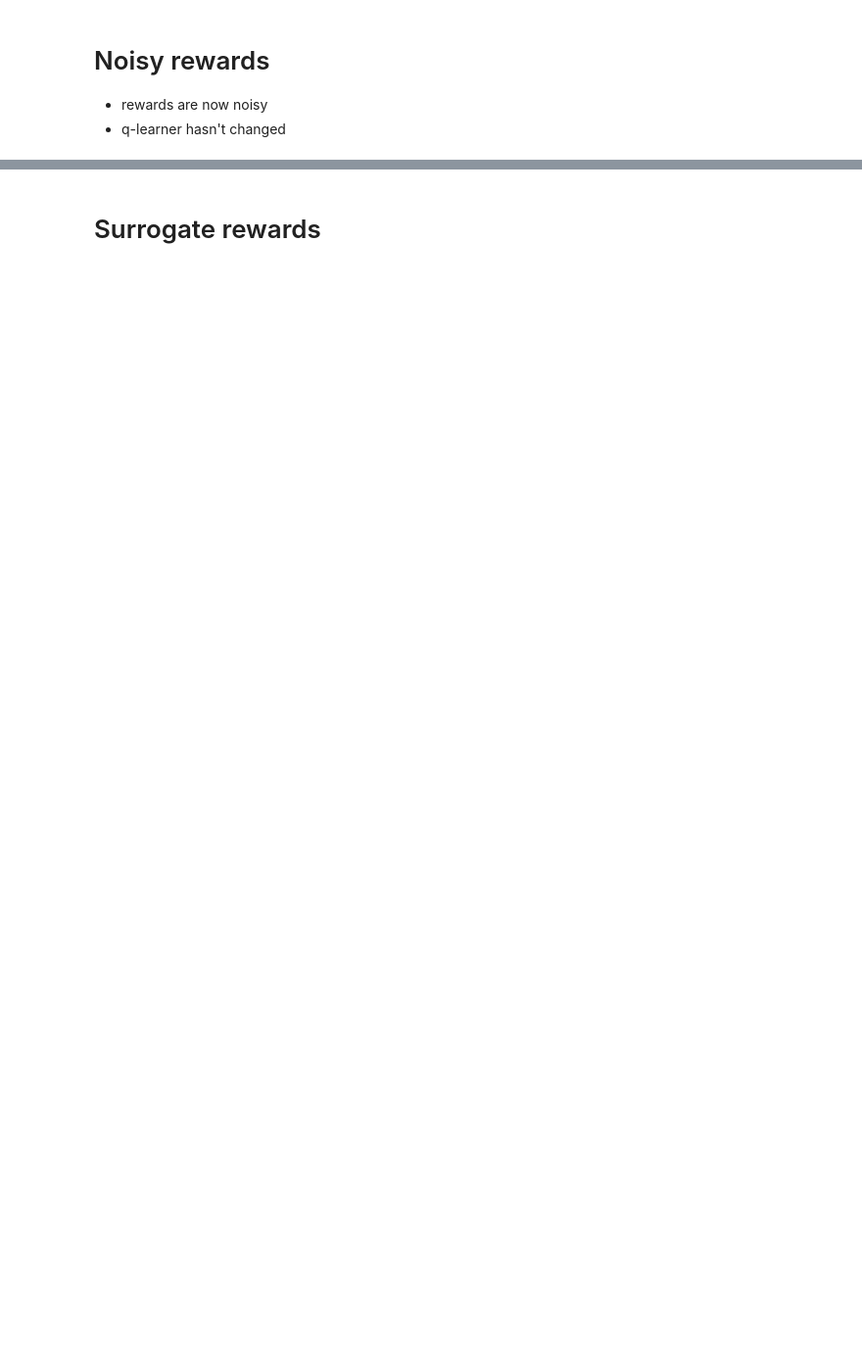
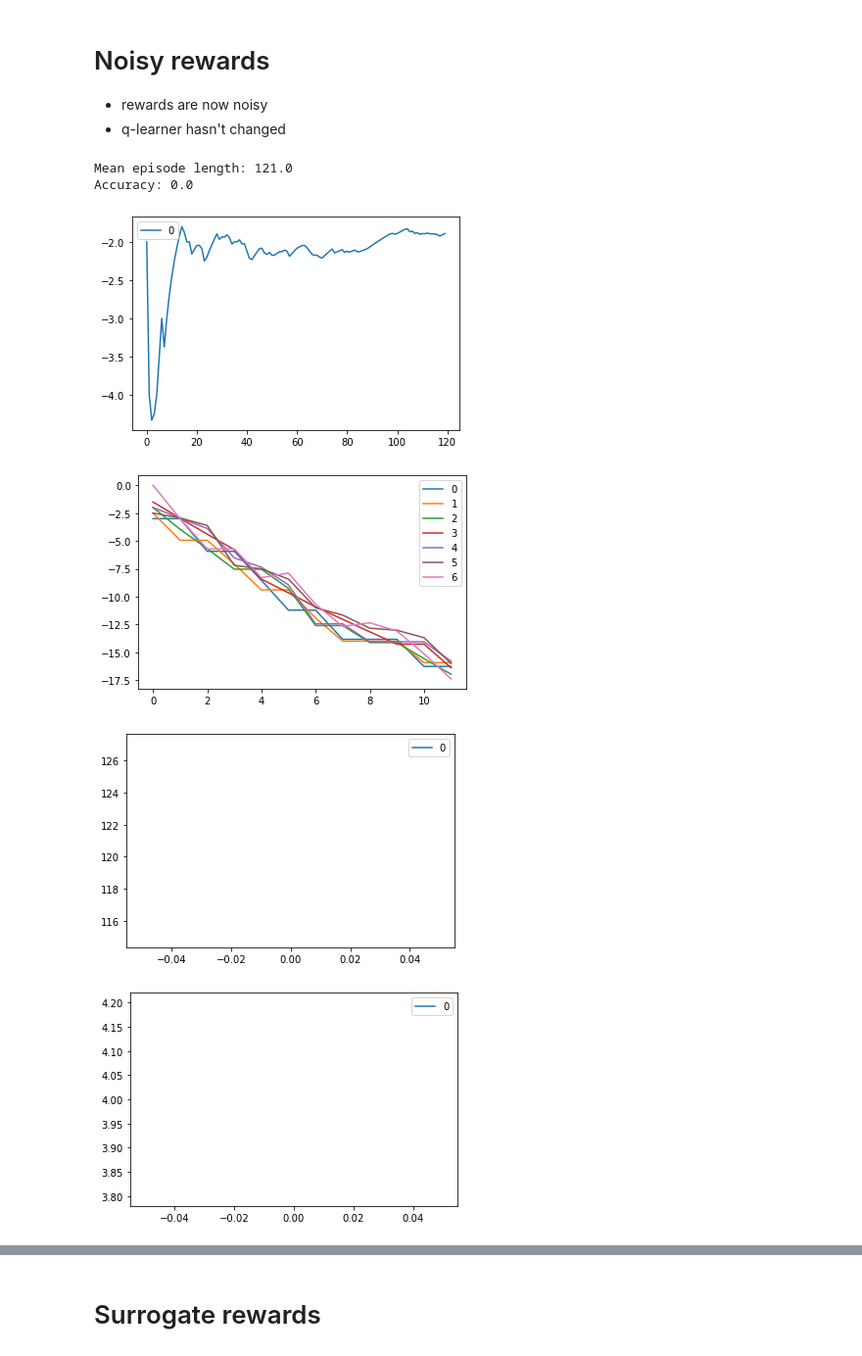
Before and after one commit to lukasgehrke/2022-CHI-neuroadaptive-haptics, a Jupyter notebook: run_experiment_notebook_stateless.ipynb, the cells around one changed output, grey strips where cells are left out. Shown at 98% size. Drawn from its saved outputs; the diff is of its cells as text; code cells hidden in the pictures; blank space fills up the shorter version.

```diff
--- a/run_experiment_notebook_stateless.ipynb
+++ b/run_experiment_notebook_stateless.ipynb
@@ -515,10 +306,0 @@ Accuracy: 100.0
-# %%
-post_processor = ModifiedPendulumProcessor(surrogate=False)
-
-def adjust_rewards_noisy(reward, state, action):
-    # reward = pre_processor.process_reward(reward)
-    # reward = post_processor.smooth_reward(state, action, reward)
-    observation, reward, done, info = post_processor.process_step(state, reward, None, None, action)
-    return reward
-
-plot_mean_q_values(adjust_rewards_noisy)
@@ -534,9 +309,17 @@ Accuracy: 100.0
 - rewards are now noisy
 - q-learner hasn't changed
 # %%
-post_processor = PostProcessor(smooth=True, surrogate=True)
+post_processor = ModifiedPendulumProcessor(surrogate=False)
 
 def adjust_rewards_noisy(reward, state, action):
-    reward = pre_processor.process_reward(reward)
-    reward = post_processor.smooth_reward(state, action, reward)
+    observation, reward, done, info = post_processor.process_step(state, reward, None, None, action)
     return reward
+
+plot_mean_q_values(adjust_rewards_noisy)
+# %% [output]
+Mean episode length: 121.0
+Accuracy: 0.0
+[figure, added]
+[figure, added]
+[figure, added]
+[figure, added]
```
Also changed, not shown: parts of 26 cells of this notebook.
